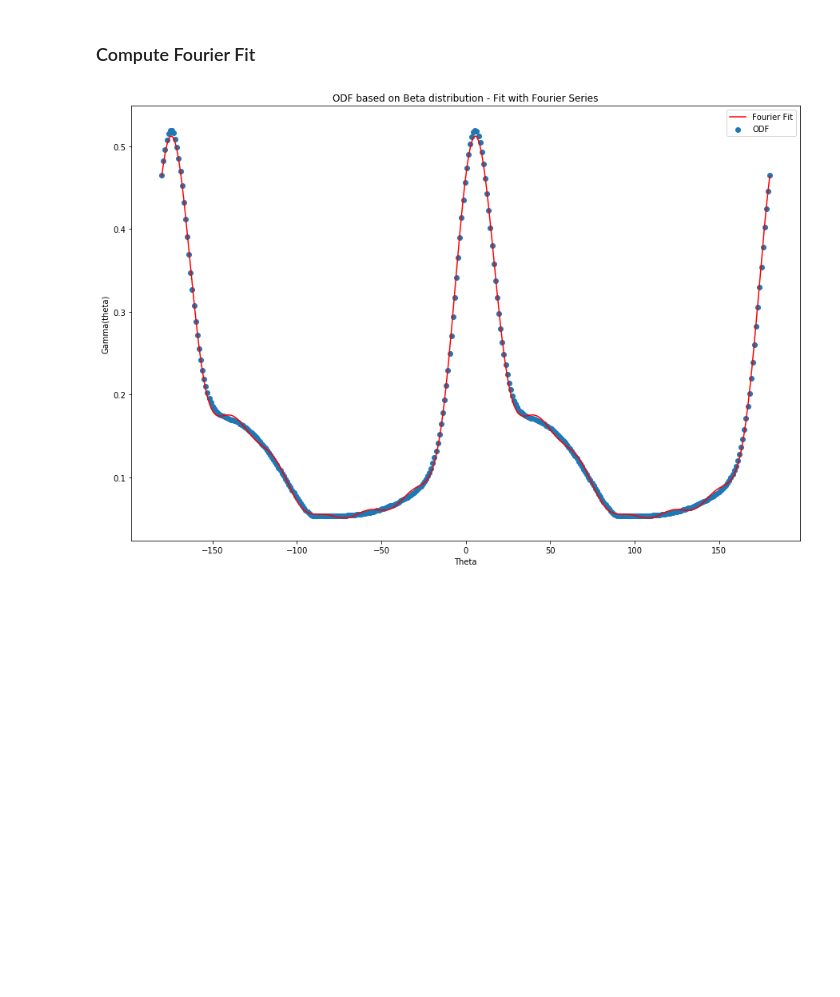
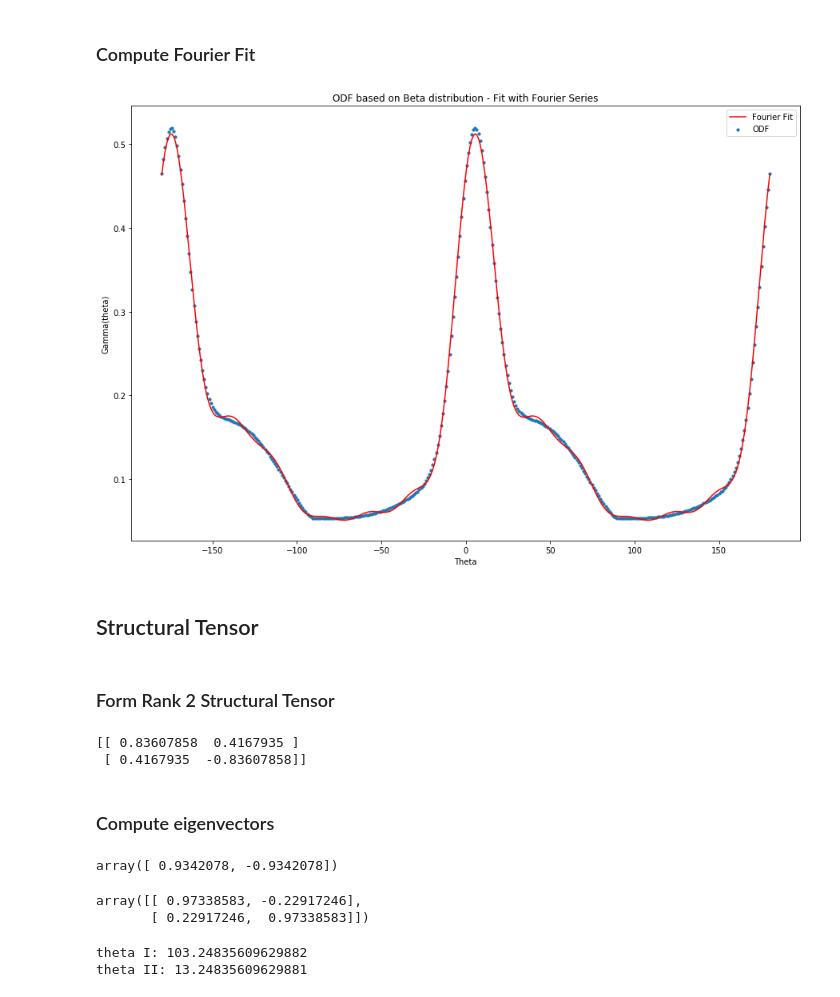
Before and after one commit to stpotter16/psfdi, a Jupyter notebook: notebooks/exploratory/stp_explore_structural_tensor.ipynb, the cells around one changed output. Saved outputs shown, nothing was run; the diff lists cells and outputs as text; code cells hidden in the pictures; blank space fills up the shorter version.

Commit message:
adding eigenvector analysis

```diff
--- a/notebooks/exploratory/stp_explore_structural_tensor.ipynb
+++ b/notebooks/exploratory/stp_explore_structural_tensor.ipynb
@@ -149,11 +149,24 @@ an, bn, c = fit_fourier(14, gamma, theta)
 gamma_fourier_fit = compute_fourier(an, bn, c, theta)
 # %%
 fig = plt.figure(figsize=(15, 10))
-plt.scatter(np.rad2deg(theta), gamma, marker='o', label='ODF');
+plt.scatter(np.rad2deg(theta), gamma, marker='o', s=10, label='ODF');
 plt.plot(np.rad2deg(theta), gamma_fourier_fit, color='r', label='Fourier Fit')
 plt.xlabel('Theta')
 plt.ylabel('Gamma(theta)')
 plt.title('ODF based on Beta distribution - Fit with Fourier Series');
 plt.legend();
 # %% [output]
-[figure, old version]
+[figure, new version]
+# %% [markdown]
+## Structural Tensor
+# %% [markdown]
+### Form Rank 2 Structural Tensor
+# %%
+D2 = np.array([[an[0], bn[0]],
+             [bn[0], -an[0]]])
+print(D2)
+# %% [output]
+[[ 0.83607858  0.4167935 ]
+ [ 0.4167935  -0.83607858]]
+# %% [markdown]
+### Compute eigenvectors
@@ -159,0 +175,9 @@ plt.legend();
+# %%
+eigvals
+# %% [output]
+array([ 0.9342078, -0.9342078])
+# %%
+eigvecs
+# %% [output]
+array([[ 0.97338583, -0.22917246],
+       [ 0.22917246,  0.97338583]])
@@ -159,0 +187,6 @@ plt.legend();
+# %%
+print('theta I: {}'.format(np.rad2deg(theta1)))
+print('theta II: {}'.format(np.rad2deg(theta2)))
+# %% [output]
+theta I: 103.24835609629882
+theta II: 13.24835609629881
```
Also changed, not shown: parts of 4 cells of this notebook.
